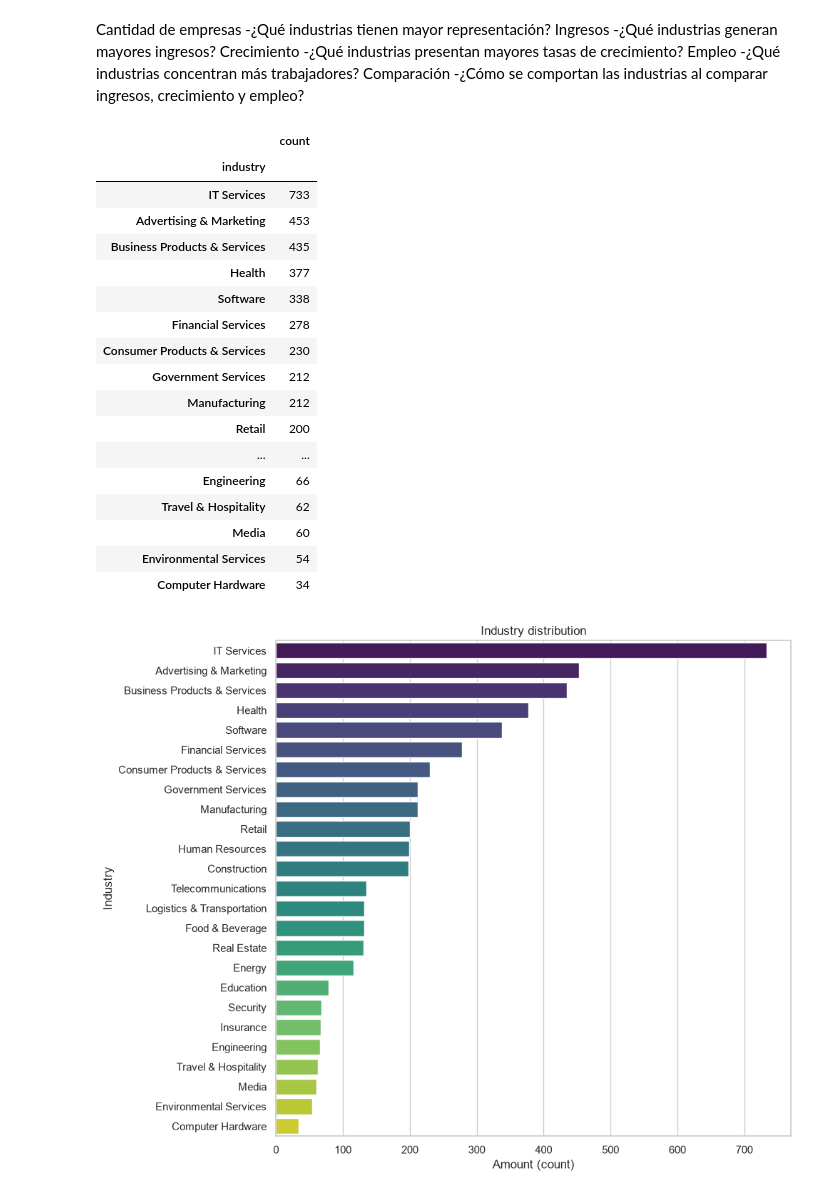
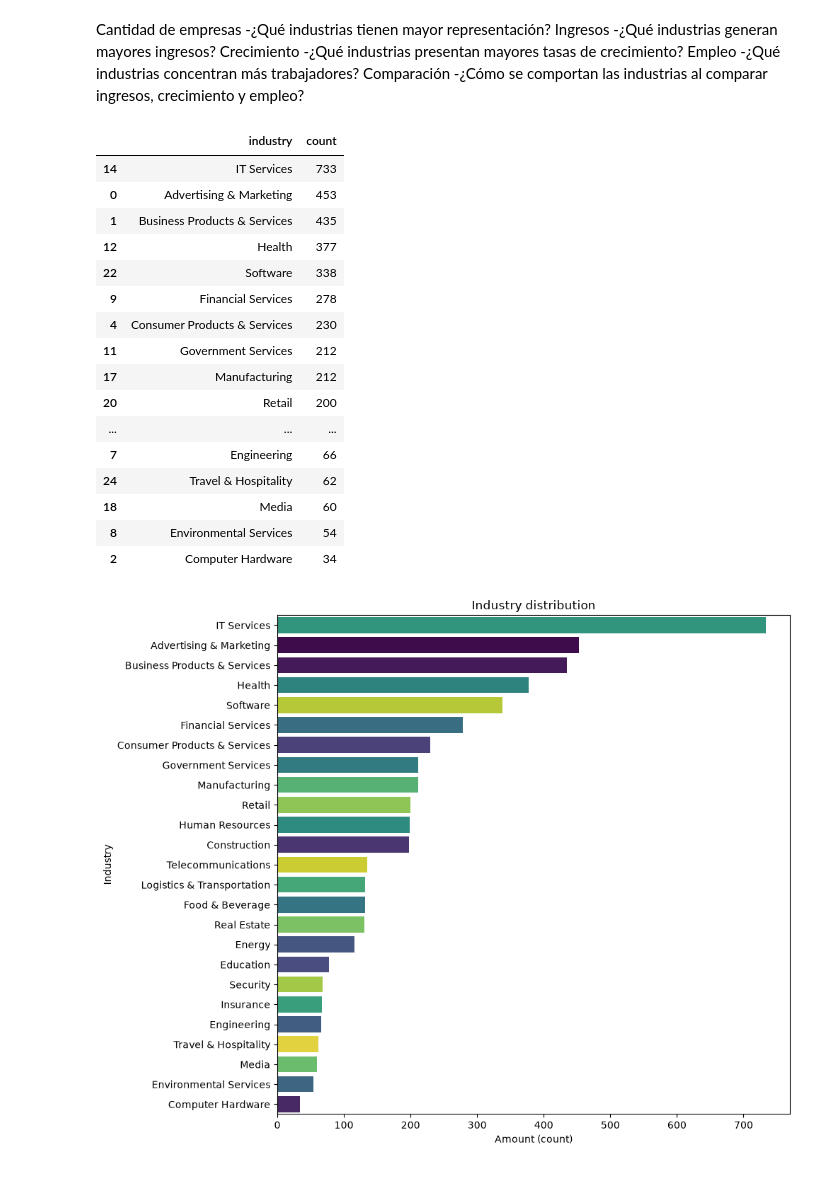
Before and after one commit to Emerson-SM/US_Business_Growth_Industry_Analysis, a Jupyter notebook: notebooks/04_industry_analysis.ipynb, the cells around one changed output. Saved outputs shown, nothing was run; the diff lists cells and outputs as text; code cells hidden in the pictures.

```diff
--- a/notebooks/04_industry_analysis.ipynb
+++ b/notebooks/04_industry_analysis.ipynb
@@ -22,44 +22,43 @@ Empleo	             -¿Qué industrias concentran más trabajadores?
 Comparación	         -¿Cómo se comportan las industrias al comparar ingresos, crecimiento y empleo?
 # %%
 #Cantidad de empresas -¿Qué industrias tienen mayor representación?
-most_representative_industries = df_clean.groupby('industry')['company'].agg(
-    ['count']
-).sort_values(['count'], ascending=False)
+most_rep_ind = (df_clean.groupby('industry', as_index=False)['company']
+                  .agg(['count'])
+                  .sort_values(['count'], ascending=False))
 
-most_representative_industries
+most_rep_ind
 # %% [output]
-|  | count |
-| industry |  |
-| IT Services | 733 |
-| Advertising & Marketing | 453 |
-| Business Products & Services | 435 |
-| Health | 377 |
-| Software | 338 |
-| Financial Services | 278 |
-| Consumer Products & Services | 230 |
-| Government Services | 212 |
-| Manufacturing | 212 |
-| Retail | 200 |
-| ... | ... |
-| Engineering | 66 |
-| Travel & Hospitality | 62 |
-| Media | 60 |
-| Environmental Services | 54 |
-| Computer Hardware | 34 |
+|  | industry | count |
+| 14 | IT Services | 733 |
+| 0 | Advertising & Marketing | 453 |
+| 1 | Business Products & Services | 435 |
+| 12 | Health | 377 |
+| 22 | Software | 338 |
+| 9 | Financial Services | 278 |
+| 4 | Consumer Products & Services | 230 |
+| 11 | Government Services | 212 |
+| 17 | Manufacturing | 212 |
+| 20 | Retail | 200 |
+| ... | ... | ... |
+| 7 | Engineering | 66 |
+| 24 | Travel & Hospitality | 62 |
+| 18 | Media | 60 |
+| 8 | Environmental Services | 54 |
+| 2 | Computer Hardware | 34 |
 # %%
 #grafico
 plt.figure(figsize=(10, 8))
 
 sns.barplot(
-    x=most_representative_industries["count"], y=most_representative_industries.index,
-    palette="viridis", hue=most_representative_industries.index, legend=False
+    x=most_rep_ind['count'], y=most_rep_ind['industry'],
+    palette='viridis', hue=most_rep_ind.index, legend=False
 )
 
-plt.title("Industry distribution")
-plt.xlabel("Amount (count)")
-plt.ylabel("Industry")
+plt.title('Industry distribution')
+plt.xlabel('Amount (count)')
+plt.ylabel('Industry')
 
 plt.tight_layout()
 plt.show()
 # %% [output]
-[figure, old version]
+[figure, new version]
```
Also changed, not shown: parts of 12 cells of this notebook.
